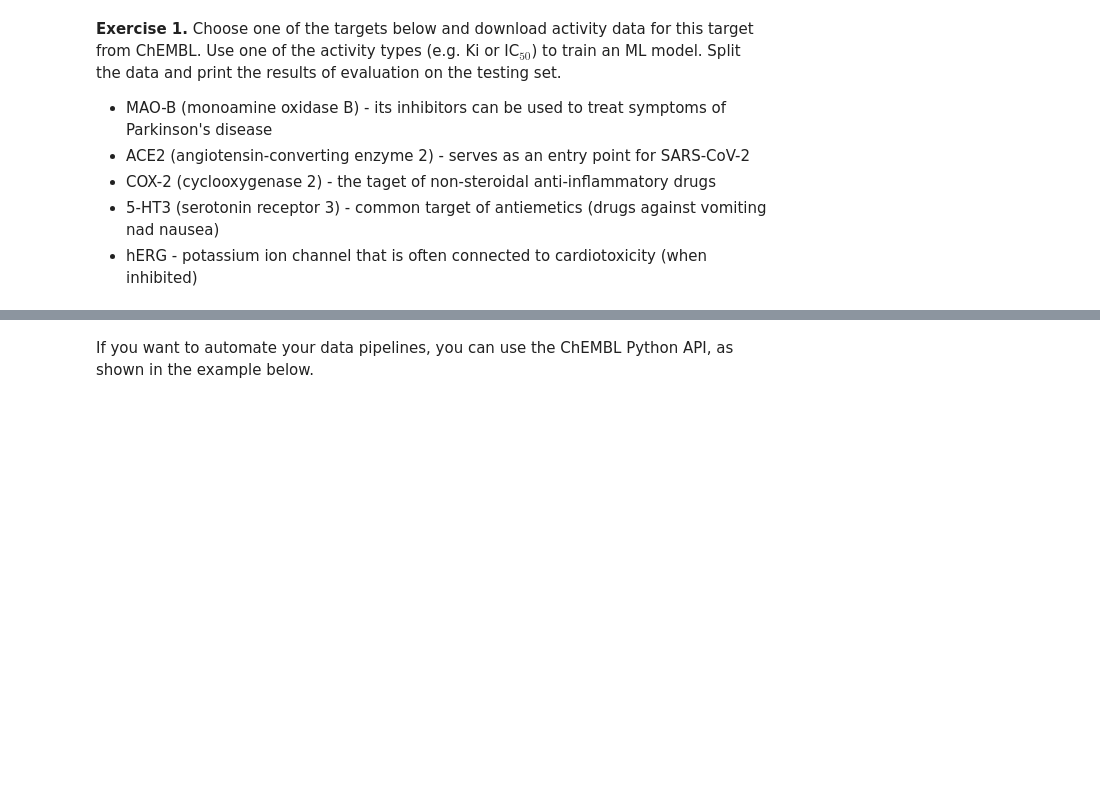
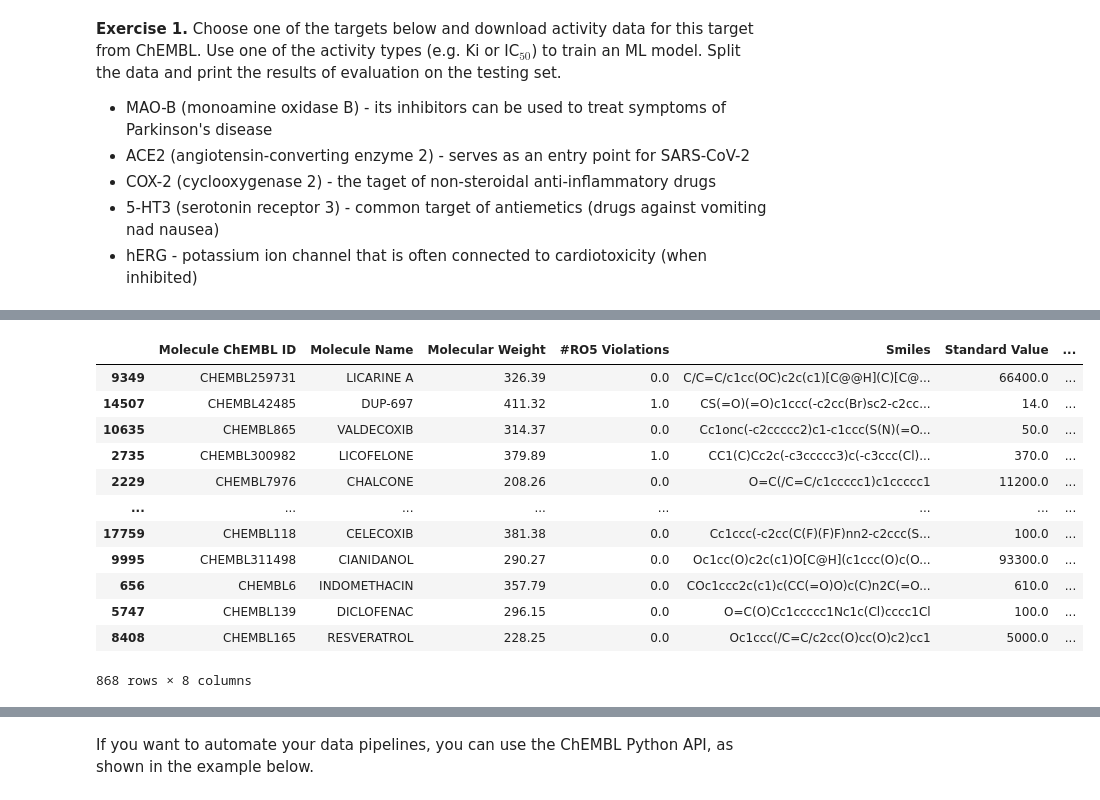
Before and after one commit to mariolawozniak/mldd, a Jupyter notebook: labs/L2-dataset-preparation/laboratory.ipynb, the cells around one changed output, grey strips where cells are left out. Cells and saved outputs as stored; diff of their text form; code cells hidden in the pictures; blank space fills up the shorter version.

```diff
--- a/labs/L2-dataset-preparation/laboratory.ipynb
+++ b/labs/L2-dataset-preparation/laboratory.ipynb
@@ -66 +111,17 @@ len(df_train), len(df_test)
+# %%
+df_train
+# %% [output]
+|  | Molecule ChEMBL ID | Molecule Name | Molecular Weight | #RO5 Violations | Smiles | Standard Value | ... |
+| 9349 | CHEMBL259731 | LICARINE A | 326.39 | 0.0 | C/C=C/c1cc(OC)c2c(c1)[C@@H](C)[C@... | 66400.0 | ... |
+| 14507 | CHEMBL42485 | DUP-697 | 411.32 | 1.0 | CS(=O)(=O)c1ccc(-c2cc(Br)sc2-c2cc... | 14.0 | ... |
+| 10635 | CHEMBL865 | VALDECOXIB | 314.37 | 0.0 | Cc1onc(-c2ccccc2)c1-c1ccc(S(N)(=O... | 50.0 | ... |
+| 2735 | CHEMBL300982 | LICOFELONE | 379.89 | 1.0 | CC1(C)Cc2c(-c3ccccc3)c(-c3ccc(Cl)... | 370.0 | ... |
+| 2229 | CHEMBL7976 | CHALCONE | 208.26 | 0.0 | O=C(/C=C/c1ccccc1)c1ccccc1 | 11200.0 | ... |
+| ... | ... | ... | ... | ... | ... | ... | ... |
+| 17759 | CHEMBL118 | CELECOXIB | 381.38 | 0.0 | Cc1ccc(-c2cc(C(F)(F)F)nn2-c2ccc(S... | 100.0 | ... |
+| 9995 | CHEMBL311498 | CIANIDANOL | 290.27 | 0.0 | Oc1cc(O)c2c(c1)O[C@H](c1ccc(O)c(O... | 93300.0 | ... |
+| 656 | CHEMBL6 | INDOMETHACIN | 357.79 | 0.0 | COc1ccc2c(c1)c(CC(=O)O)c(C)n2C(=O... | 610.0 | ... |
+| 5747 | CHEMBL139 | DICLOFENAC | 296.15 | 0.0 | O=C(O)Cc1ccccc1Nc1c(Cl)cccc1Cl | 100.0 | ... |
+| 8408 | CHEMBL165 | RESVERATROL | 228.25 | 0.0 | Oc1ccc(/C=C/c2cc(O)cc(O)c2)cc1 | 5000.0 | ... |
+868 rows × 8 columns
 # %%
```
Also changed, not shown: parts of 13 cells of this notebook.
